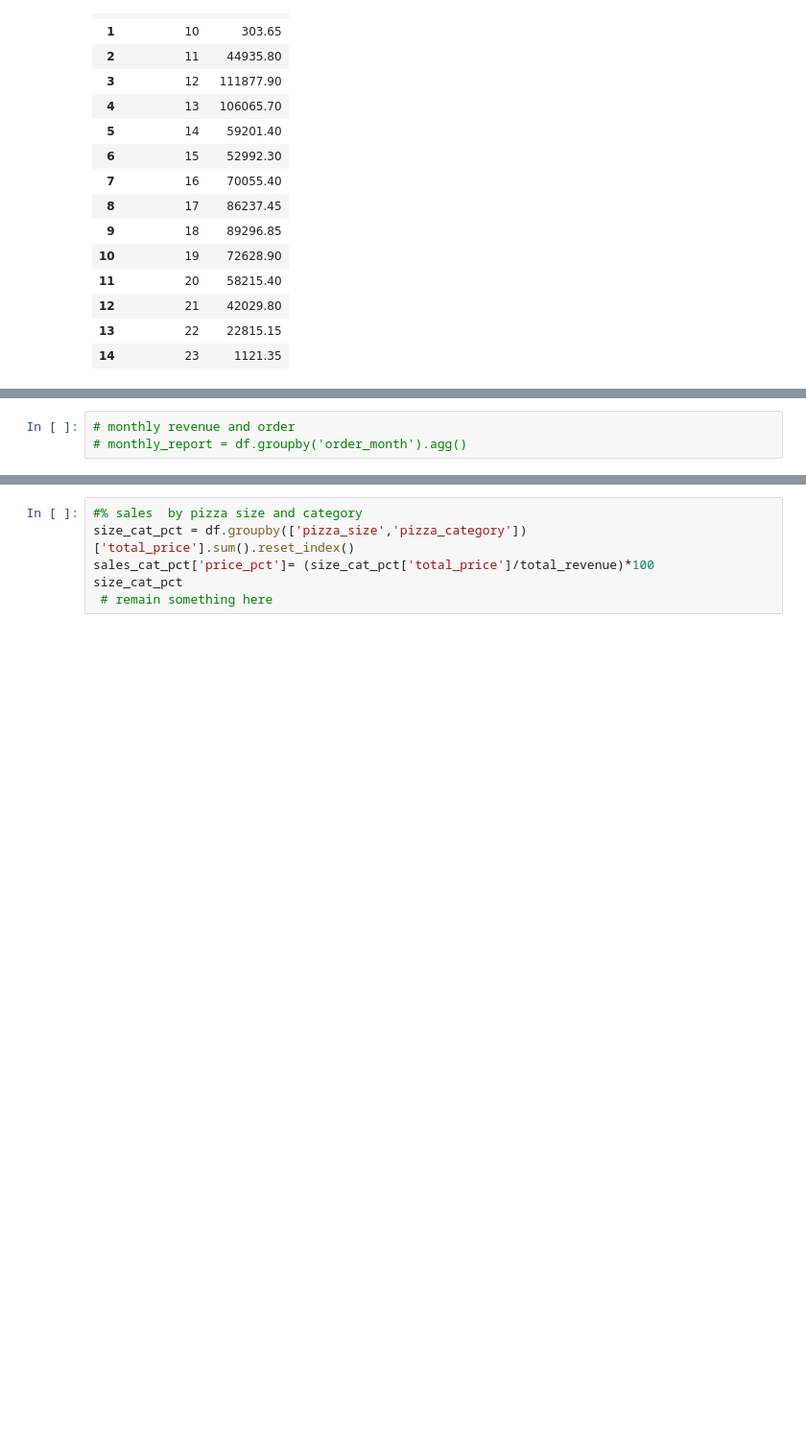
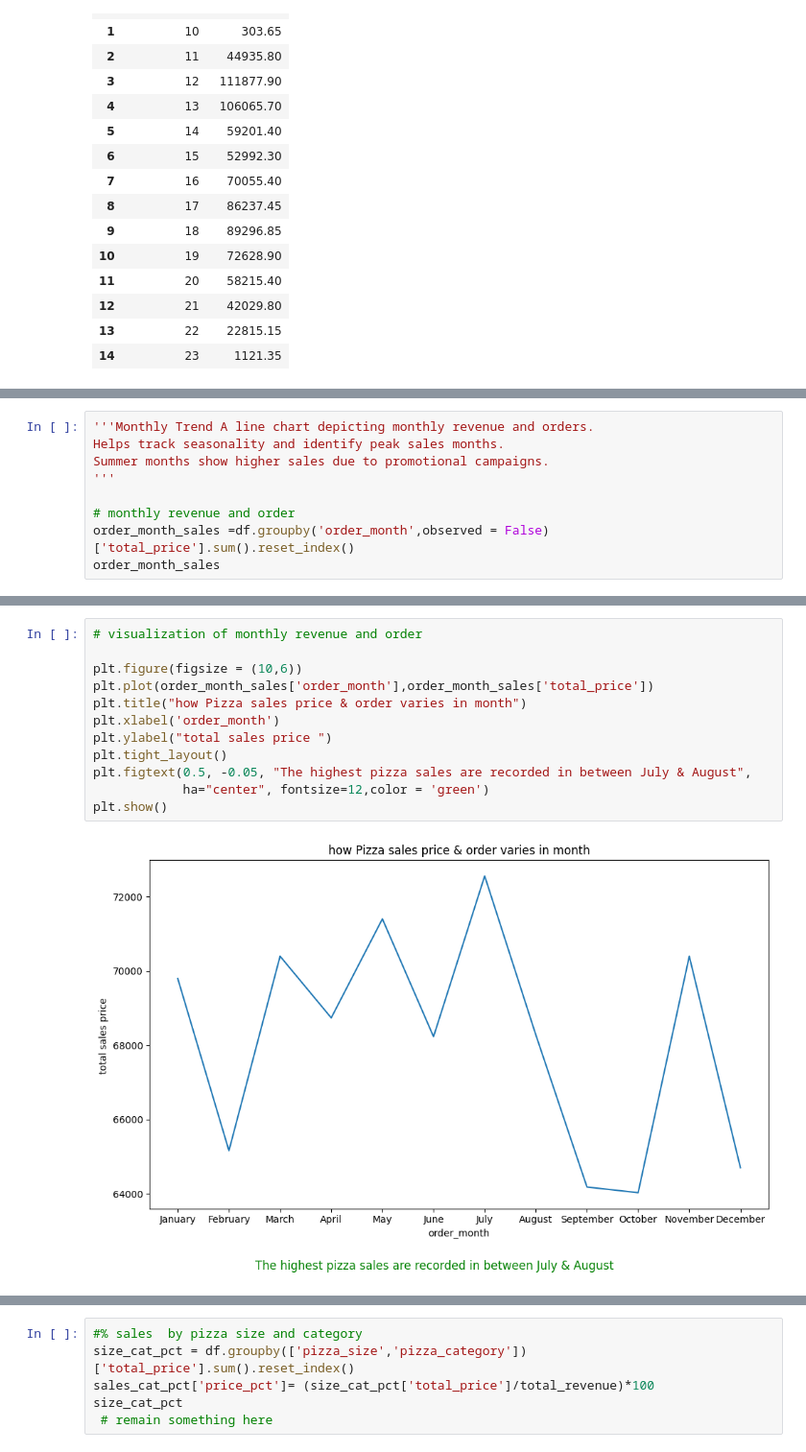
Before and after one commit to pinkimahato9814-afk/Pizza_sales_analysis, a Jupyter notebook: pizza_sales_analysis.ipynb, the cells around one changed output, grey strips where cells are left out. Shown at 96% size. Drawn from its saved outputs; the diff is of its cells as text; blank space fills up the shorter version.

```diff
--- a/pizza_sales_analysis.ipynb
+++ b/pizza_sales_analysis.ipynb
@@ -186,0 +227,9 @@ hour_sales
+# %%
+'''Monthly Trend A line chart depicting monthly revenue and orders.
+Helps track seasonality and identify peak sales months.
+Summer months show higher sales due to promotional campaigns.
+'''
+
+# monthly revenue and order
+order_month_sales =df.groupby('order_month',observed = False)['total_price'].sum().reset_index()
+order_month_sales
@@ -187,3 +250,14 @@ hour_sales
 # %%
-# monthly revenue and order
-# monthly_report = df.groupby('order_month').agg()
+# visualization of monthly revenue and order
+
+plt.figure(figsize = (10,6))
+plt.plot(order_month_sales['order_month'],order_month_sales['total_price'])
+plt.title("how Pizza sales price & order varies in month")
+plt.xlabel('order_month')
+plt.ylabel("total sales price ")
+plt.tight_layout()
+plt.figtext(0.5, -0.05, "The highest pizza sales are recorded in between July & August",
+            ha="center", fontsize=12,color = 'green')
+plt.show()
+# %% [output]
+[figure, added]
```
Also changed, not shown: parts of 22 cells of this notebook, 4 other files.
